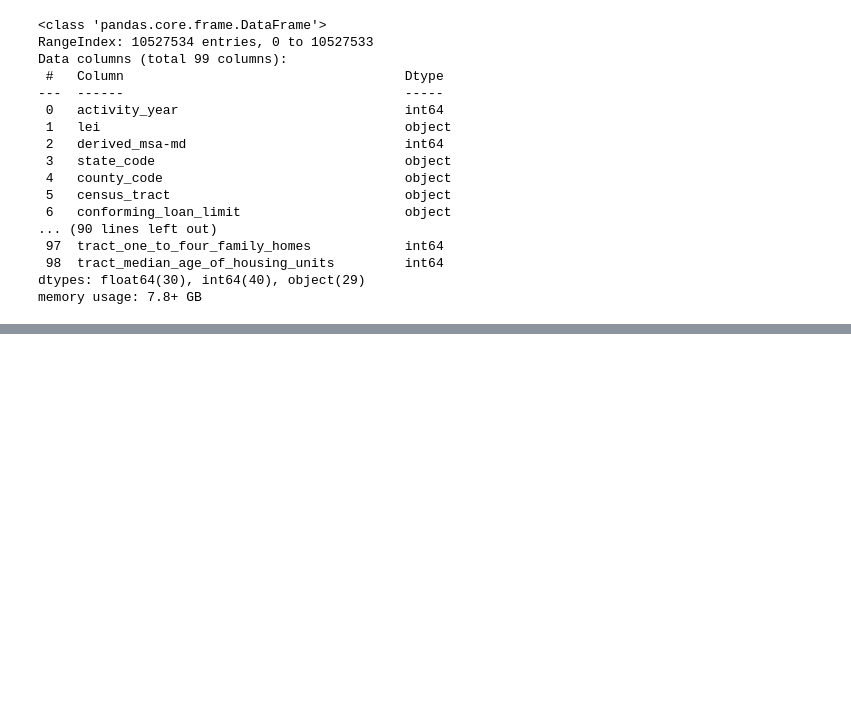
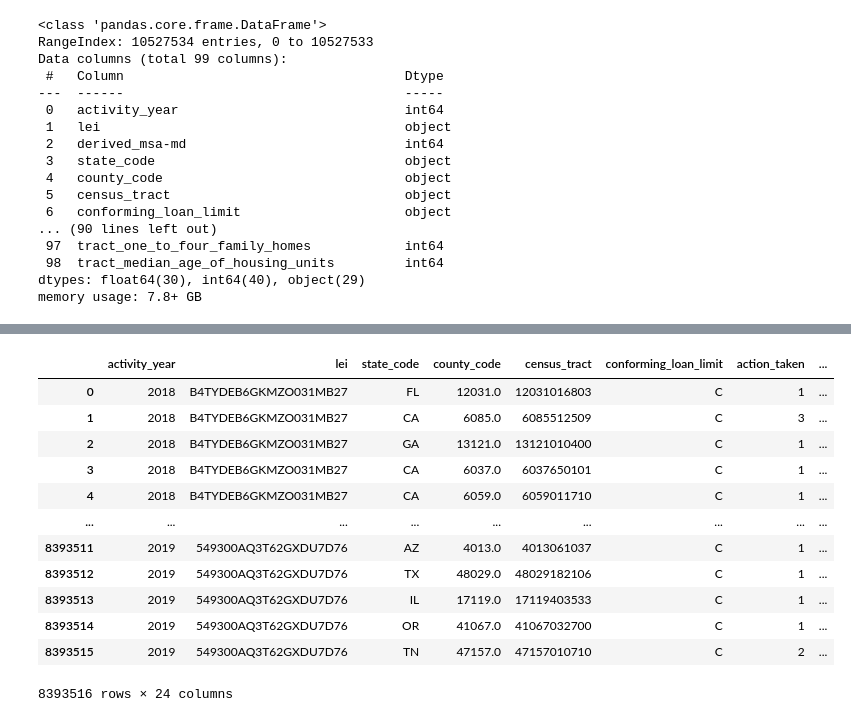
Before and after one commit to ajgmolina/ML-for-HMDA-mortgage-loan-data, a Jupyter notebook: Data_wrangling.ipynb, the cells around one changed output, grey strips where cells are left out. Cells and saved outputs as stored; diff of their text form; code cells hidden in the pictures; blank space fills up the shorter version.

```diff
--- a/Data_wrangling.ipynb
+++ b/Data_wrangling.ipynb
@@ -67,4 +60 @@ df.drop(columns=['derived_msa-md'],inplace=True)
-# %%
-#Dropping columns: census-tract is deemed too granular a geographic referent
-df.drop(columns=['census_tract'],inplace=True)
 # %% [markdown]
@@ -328,0 +331,26 @@ df.to_csv('./Data/2018_9_reduced.csv')
+# %%
+#Dropping unnecessary columns
+df.drop(columns=['co-applicant_ethnicity-1','co-applicant_race-1','co-applicant_sex',
+                 'construction_method','interest_rate'],inplace=True)
+# %%
+#Dropping missing values
+df.dropna(subset=['state_code','county_code','census_tract','conforming_loan_limit','loan_term',
+                  'applicant_ethnicity-1','applicant_race-1','submission_of_application','property_value',
+                  'income','debt_to_income_ratio','loan_to_value_ratio'],inplace=True)
+df.reset_index(drop=True, inplace=True)
+# %%
+#Filtering for majority values in key columns and subsequently dropping
+''' 8 - lien_status: No null values; filtered for 99% majority type and dropped
+    9 - reverse_mortgage: No null values; filtered for 99% majority type and dropped
+    10 - open-end_line_of_credit: No null values; filtered for 99% majority type and dropped
+    11 - business_or_commercial_purpose: No null values; Filtered for 97% majority type (not commercial) and dropped'''
+
+df = df[df.lien_status==1]
+df = df[df.reverse_mortgage==2]
+df = df[df['open-end_line_of_credit']==2]
+df = df[df.business_or_commercial_purpose==2]
+
+df.drop(columns=['lien_status','reverse_mortgage','open-end_line_of_credit',
+                  'business_or_commercial_purpose'],inplace=True)
+
+df.reset_index(drop=True, inplace=True)
@@ -328,0 +368,21 @@ df.to_csv('./Data/2018_9_reduced.csv')
+# %%
+#Removal of exempt values in four columns
+index_names = df[(df.loan_to_value_ratio=='Exempt') | (df.loan_term=='Exempt') |
+                 (df.property_value=='Exempt') | (df.debt_to_income_ratio=='Exempt')].index
+
+df.drop(index_names, inplace = True)
+df.reset_index(drop=True)
+# %% [output]
+|  | activity_year | lei | state_code | county_code | census_tract | conforming_loan_limit | action_taken | ... |
+| 0 | 2018 | B4TYDEB6GKMZO031MB27 | FL | 12031.0 | 12031016803 | C | 1 | ... |
+| 1 | 2018 | B4TYDEB6GKMZO031MB27 | CA | 6085.0 | 6085512509 | C | 3 | ... |
+| 2 | 2018 | B4TYDEB6GKMZO031MB27 | GA | 13121.0 | 13121010400 | C | 1 | ... |
+| 3 | 2018 | B4TYDEB6GKMZO031MB27 | CA | 6037.0 | 6037650101 | C | 1 | ... |
+| 4 | 2018 | B4TYDEB6GKMZO031MB27 | CA | 6059.0 | 6059011710 | C | 1 | ... |
+| ... | ... | ... | ... | ... | ... | ... | ... | ... |
+| 8393511 | 2019 | 549300AQ3T62GXDU7D76 | AZ | 4013.0 | 4013061037 | C | 1 | ... |
+| 8393512 | 2019 | 549300AQ3T62GXDU7D76 | TX | 48029.0 | 48029182106 | C | 1 | ... |
+| 8393513 | 2019 | 549300AQ3T62GXDU7D76 | IL | 17119.0 | 17119403533 | C | 1 | ... |
+| 8393514 | 2019 | 549300AQ3T62GXDU7D76 | OR | 41067.0 | 41067032700 | C | 1 | ... |
+| 8393515 | 2019 | 549300AQ3T62GXDU7D76 | TN | 47157.0 | 47157010710 | C | 2 | ... |
+8393516 rows × 24 columns
```
Also changed, not shown: parts of 13 cells of this notebook.
